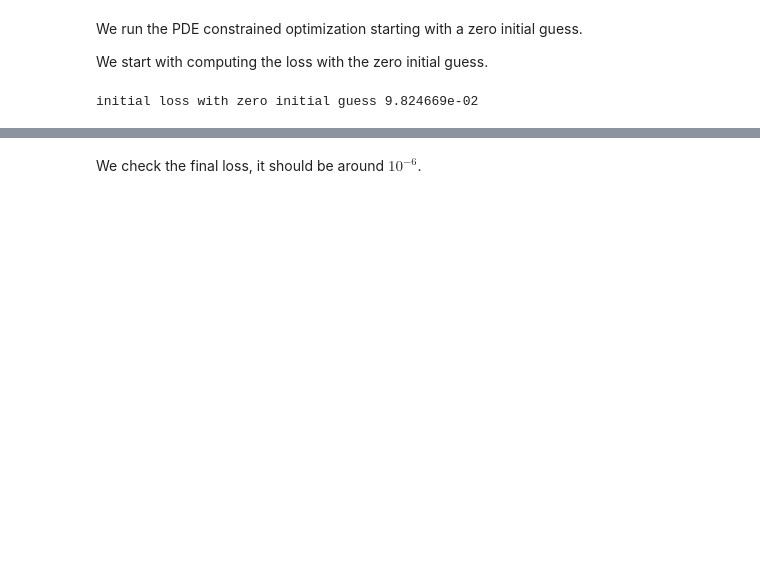
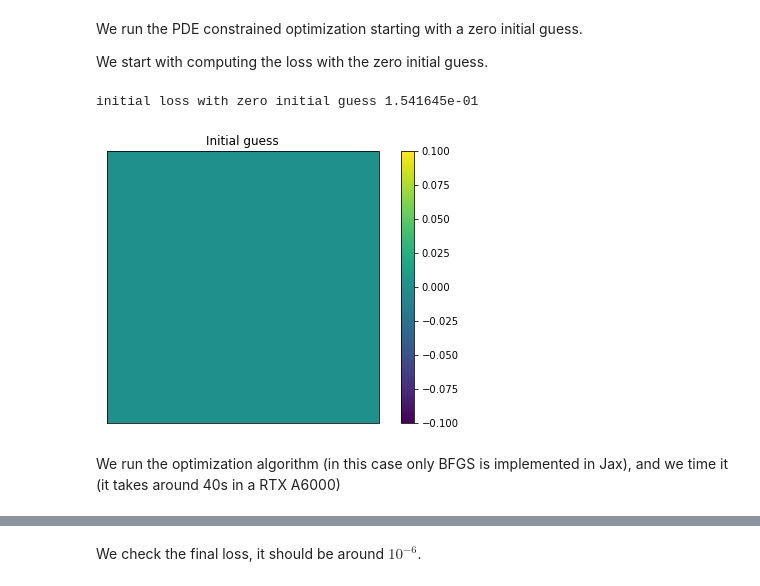
Before and after one commit to Forgotten/jax-lippmann-schwinger, a Jupyter notebook: notebooks/full_waverform_inversion_notebook.ipynb, the cells around one changed output, grey strips where cells are left out. Cells and saved outputs as stored; diff of their text form; code cells hidden in the pictures; blank space fills up the shorter version.

```diff
--- a/notebooks/full_waverform_inversion_notebook.ipynb
+++ b/notebooks/full_waverform_inversion_notebook.ipynb
@@ -160,7 +171,20 @@ We run the PDE constrained optimization starting with a zero initial guess.
 
 We start with computing the loss with the zero initial guess.
 # %%
-print("initial loss with zero initial guess %e"%(loss_vjp(jnp.zeros(*nu_vect.shape))))
+# initial guess
+nu_0 = jnp.zeros(*nu_vect.shape)
+
+plt.figure(figsize=(8,5))
+plt.imshow(jnp.real(nu_0).reshape((n,n)))
+plt.xticks([]); plt.yticks([]);
+plt.title('Initial guess', color='black')
+plt.colorbar()
+
+# initial loss (we trigged the compilation)
+print("initial loss with zero initial guess %e"%(loss_vjp(nu_0)))
 # %% [output]
-initial loss with zero initial guess 9.824669e-02
+initial loss with zero initial guess 1.541645e-01
+[figure, added]
+# %% [markdown]
+We run the optimization algorithm (in this case only BFGS is implemented in Jax), and we time it (it takes around 40s in a RTX A6000)
 # %%
```
Also changed, not shown: parts of 11 cells of this notebook, 1 other file.
